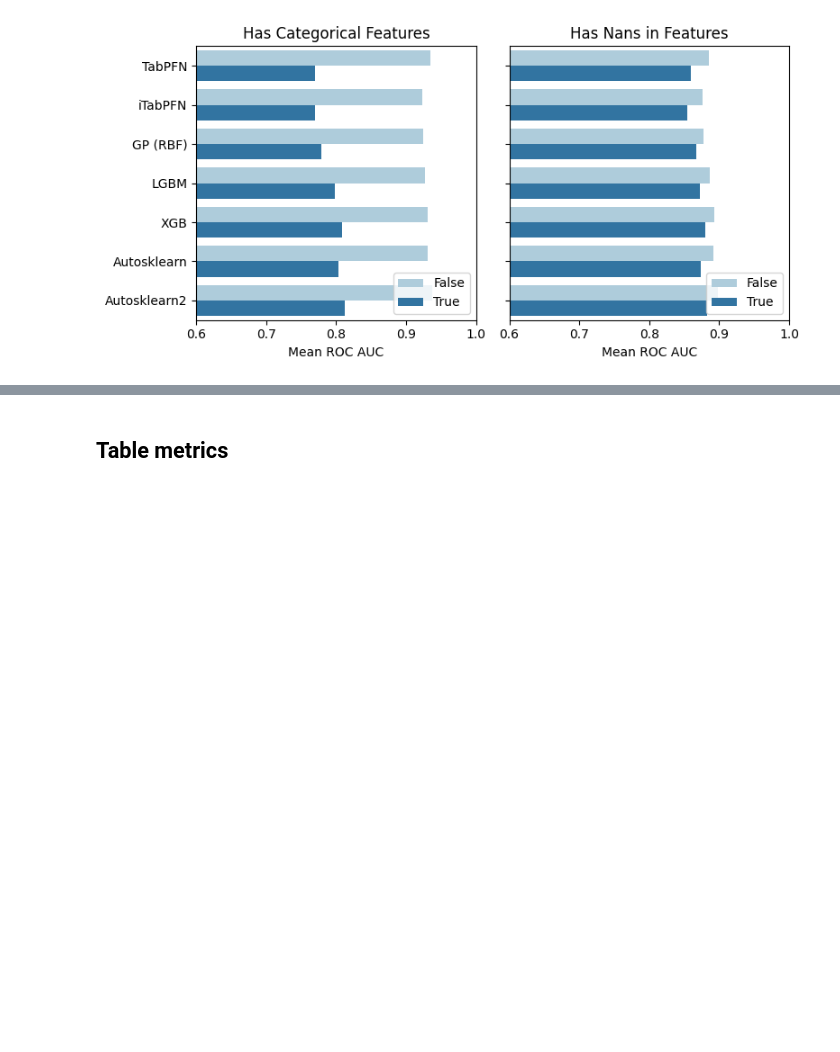
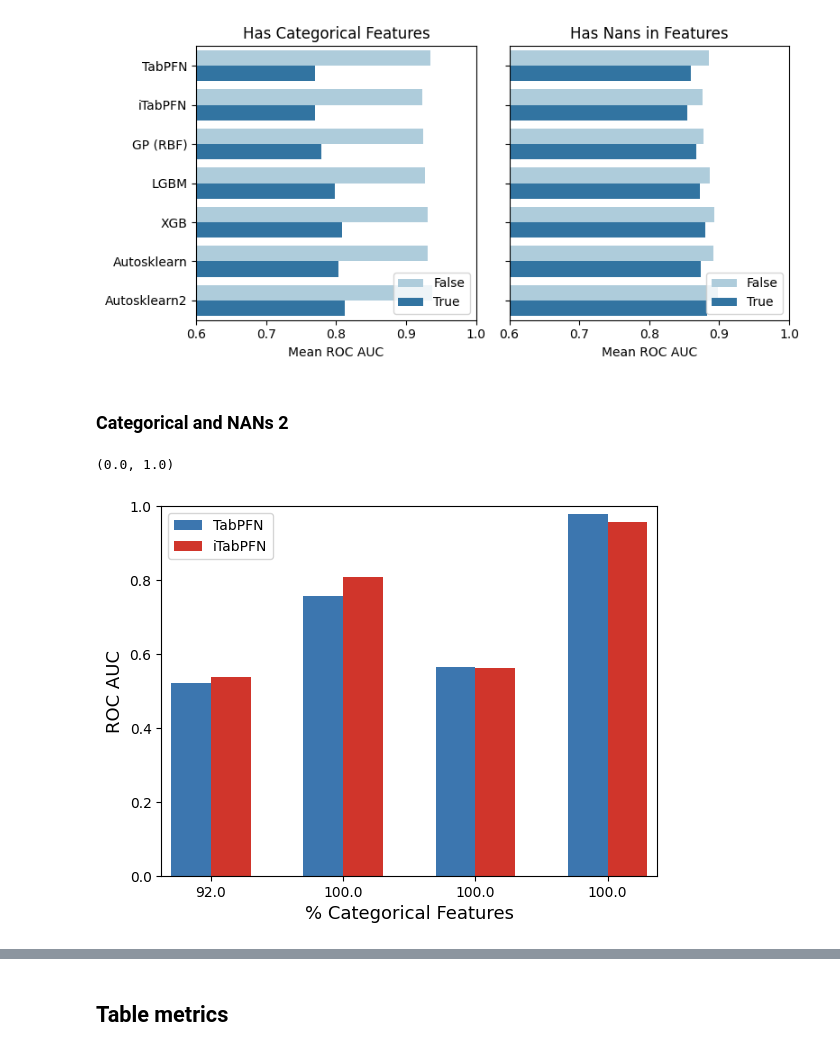
Before and after one commit to ugne-sak/iTabPFN, a Jupyter notebook: tabpfn/Evaluation.ipynb, the cells around one changed output, grey strips where cells are left out. Saved outputs shown, nothing was run; the diff lists cells and outputs as text; code cells hidden in the pictures; blank space fills up the shorter version.

```diff
--- a/tabpfn/Evaluation.ipynb
+++ b/tabpfn/Evaluation.ipynb
@@ -601,3 +591,49 @@ for i, hue in enumerate(['is_categorical', 'has_nans']):
 plt.tight_layout()
 # %% [output]
 [figure]
+# %% [markdown]
+### Categorical and NANs 2
+# %%
+df_ = []
+for i, dss in [(x, test_datasets[x][0]) for x in range(len(test_datasets))]:
+    for j, method_ in enumerate(methods_vis):
+        metric = roc_matrix.loc[dss, method_]
+        df_ += [{'id': j, 'metric': metric, 'dataset_name': dss
+                 , 'dataset_feats': test_datasets[i][1].shape[1]
+                 , 'dataset_samples': test_datasets[i][1].shape[0]
+                 , 'nan_prob': float(torch.mean(torch.isnan(test_datasets[i][1]).float()))
+                 , 'cat_prob': len(test_datasets[i][3])/(test_datasets[i][1].shape[1])
+                 , 'dataset_classes': len(np.unique(test_datasets[i][2]))
+                 , 'skew': np.std(np.unique(test_datasets[i][2], return_counts=True)[1] / len(test_datasets[i][2]))
+                 , 'method': relabeler[method_]}]
+# %%
+df_ = pd.DataFrame(df_)
+# %%
+df_.loc[:, 'is_categorical'] = df_.cat_prob > 0.0
+df_.loc[:, 'has_nans'] = df_.nan_prob > 0.0
+df_.loc[:, 'multiclass'] = df_.dataset_classes > 2
+df_.loc[:, 'dataset_feats_big'] = df_.dataset_feats > 18
+df_.loc[:, 'dataset_samples_big'] = df_.dataset_samples > 900
+# %%
+chart1 = df_[(df_.method=='TabPFN') & (df_.cat_prob >= 0.8) & (df_.nan_prob >= 0.0)].sort_values(by=['cat_prob'])
+chart1['cat_prob'] = chart1['cat_prob'].round(2)
+chart1['cat_prob'] = chart1['cat_prob'].multiply(100)
+ax1 = chart1.plot(x = 'cat_prob', y='metric', kind = 'bar', color = '#3C76AF', alpha = 1, width = 0.3, position = 1, label = 'TabPFN', rot = 0)
+
+ichart1 = df_[(df_.method=='iTabPFN') & (df_.cat_prob > 0.8) & (df_.nan_prob >= 0.0)].sort_values(by=['cat_prob'])
+ichart1['cat_prob'] = ichart1['cat_prob'].round(2)
+ichart1['cat_prob'] = ichart1['cat_prob'].multiply(100)
+ichart1 = ichart1.plot(x = 'cat_prob', y='metric', kind = 'bar', ax = ax1, color = '#D0352B', alpha = 1, width = 0.3, position = 0, label = 'iTabPFN', rot = 0)
+
+iichart1 = df_[(df_.method=='iTabPFN') & (df_.cat_prob > 0.8) & (df_.nan_prob >= 0.0)].sort_values(by=['cat_prob'])
+iichart1['cat_prob'] = iichart1['cat_prob'].round(2)
+iichart1['cat_prob'] = iichart1['cat_prob'].multiply(100)
+iichart1 = iichart1.plot(x = 'cat_prob', y='metric', kind = 'bar', ax = ax1, color = '#D0352B', alpha = 0, width = 0.25, position = 0.5, label = '_', rot = 0)
+
+ichart1.set_xlabel("% Categorical Features", fontsize = 13)
+ichart1.set_ylabel("ROC AUC", fontsize = 13)
+
+ichart1.set_ylim(0, 1)
+# %% [output]
+(0.0, 1.0)
+[figure, added]
```
Also changed, not shown: parts of 4 cells of this notebook.
